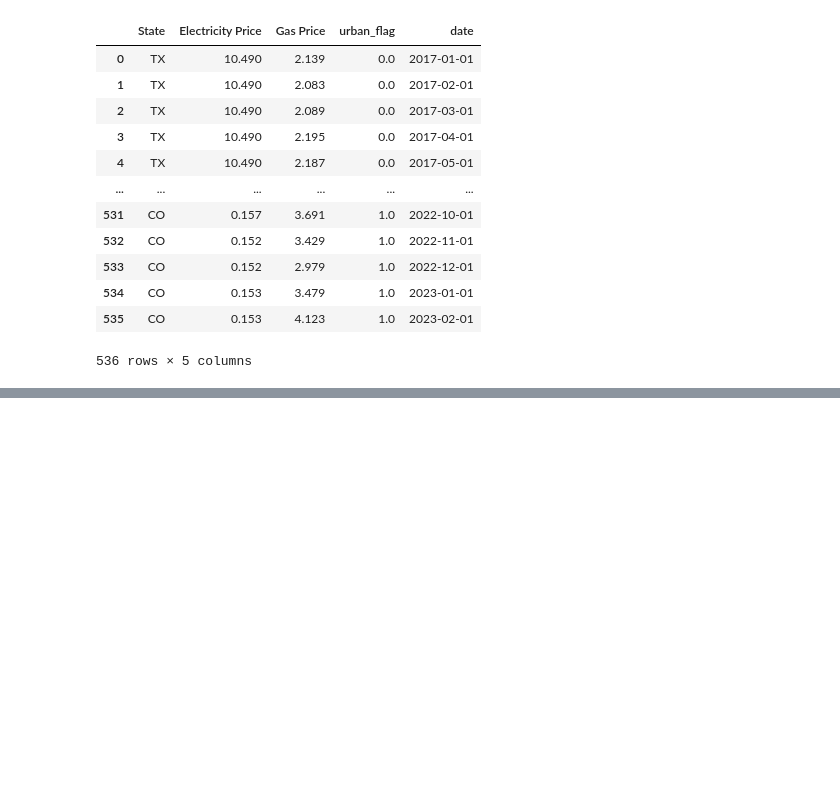
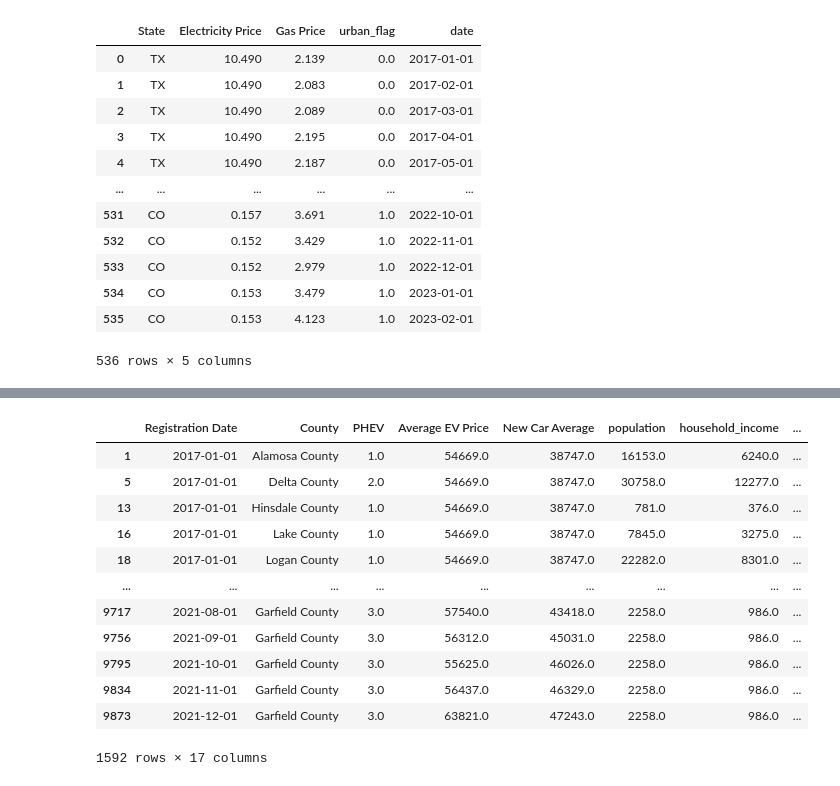
Before and after one commit to shakesy94/ev_adoption_ml, a Jupyter notebook: Preprocessing and Featurization.ipynb, the cells around one changed output, grey strips where cells are left out. Cells and saved outputs as stored; diff of their text form; code cells hidden in the pictures; blank space fills up the shorter version.

```diff
--- a/Preprocessing and Featurization.ipynb
+++ b/Preprocessing and Featurization.ipynb
@@ -498,0 +382,3 @@ df[predict_label].to_csv('./Data/df_y_county.csv', index = False)
+# %%
+df_phev = df[df['PHEV'] == 1]
+df_phev
@@ -498,0 +399,4 @@ df[predict_label].to_csv('./Data/df_y_county.csv', index = False)
+# %%
+df_bev = df[df['PHEV']==0]
+#df_bev = df_bev[['Registration Date','fips','Vehicle Count']]
+df_bev
@@ -498,0 +417,3 @@ df[predict_label].to_csv('./Data/df_y_county.csv', index = False)
+# %%
+merged_df = pd.merge(df_phev, df_bev, on=['Registration Date','fips'], how='outer')
+merged_df
@@ -498,0 +434,26 @@ df[predict_label].to_csv('./Data/df_y_county.csv', index = False)
+# %%
+column_names = df_phev.columns.tolist()
+# %%
+# Select rows from df1 that do not have a match in df2
+df1_unmatched = merged_df[merged_df['state_y'].isna()]
+df1_unmatched = df1_unmatched.dropna(axis=1)
+col_dic = dict(zip(df1_unmatched.columns, column_names))
+df1_unmatched = df1_unmatched.rename(columns=col_dic)
+df1_unmatched.drop('PHEV', axis=1, inplace=True)
+df1_unmatched = df1_unmatched.rename(columns={'Vehicle Count': 'PHEV'})
+df1_unmatched['BEV'] = 0
+df1_unmatched
+# %% [output]
+|  | Registration Date | County | PHEV | Average EV Price | New Car Average | population | household_income | ... |
+| 1 | 2017-01-01 | Alamosa County | 1.0 | 54669.0 | 38747.0 | 16153.0 | 6240.0 | ... |
+| 5 | 2017-01-01 | Delta County | 2.0 | 54669.0 | 38747.0 | 30758.0 | 12277.0 | ... |
+| 13 | 2017-01-01 | Hinsdale County | 1.0 | 54669.0 | 38747.0 | 781.0 | 376.0 | ... |
+| 16 | 2017-01-01 | Lake County | 1.0 | 54669.0 | 38747.0 | 7845.0 | 3275.0 | ... |
+| 18 | 2017-01-01 | Logan County | 1.0 | 54669.0 | 38747.0 | 22282.0 | 8301.0 | ... |
+| ... | ... | ... | ... | ... | ... | ... | ... | ... |
+| 9717 | 2021-08-01 | Garfield County | 3.0 | 57540.0 | 43418.0 | 2258.0 | 986.0 | ... |
+| 9756 | 2021-09-01 | Garfield County | 3.0 | 56312.0 | 45031.0 | 2258.0 | 986.0 | ... |
+| 9795 | 2021-10-01 | Garfield County | 3.0 | 55625.0 | 46026.0 | 2258.0 | 986.0 | ... |
+| 9834 | 2021-11-01 | Garfield County | 3.0 | 56437.0 | 46329.0 | 2258.0 | 986.0 | ... |
+| 9873 | 2021-12-01 | Garfield County | 3.0 | 63821.0 | 47243.0 | 2258.0 | 986.0 | ... |
+1592 rows × 17 columns
```
Also changed, not shown: parts of 44 cells of this notebook, 5 other files.
